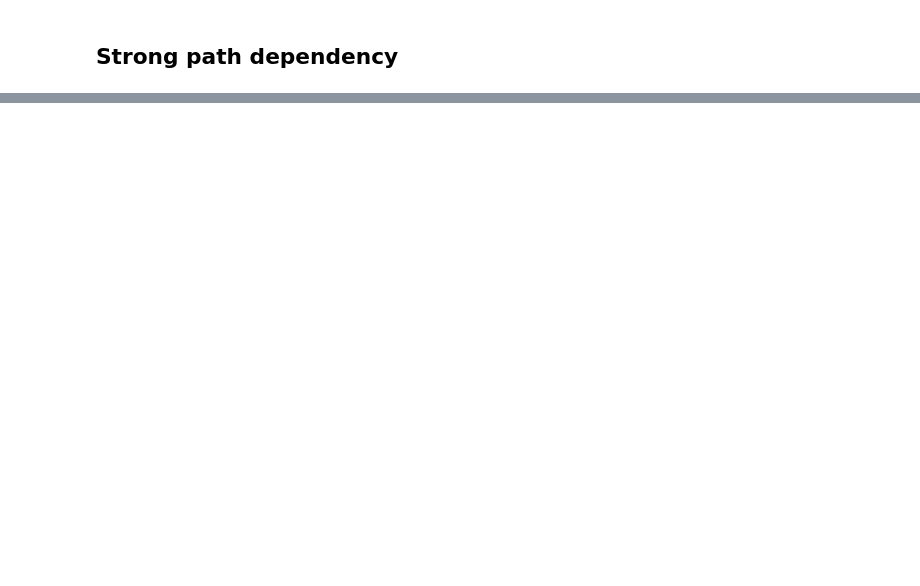
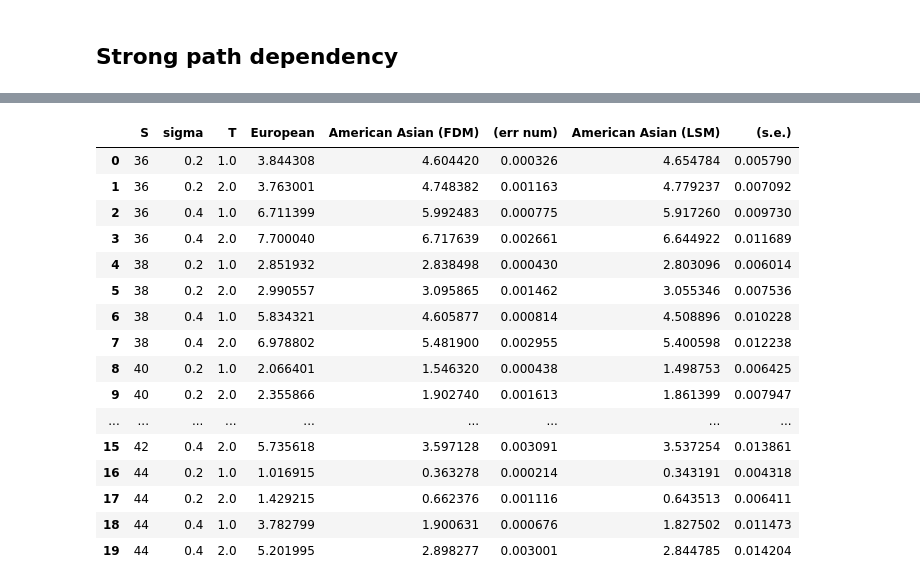
Before and after one commit to leonardo-delacruz/Option-pricing, a Jupyter notebook: examples/path_dependence.ipynb, the cells around one changed output, grey strips where cells are left out. Drawn from its saved outputs; the diff is of its cells as text; code cells hidden in the pictures; blank space fills up the shorter version.

```diff
--- a/examples/path_dependence.ipynb
+++ b/examples/path_dependence.ipynb
@@ -47 +177,30 @@ from numerical_PDEs import american_asian_put_fdm
+# %%
+#date frame which we fill with our calculations for strong path dependent option
+data_frame_strong = pd.DataFrame({
+    'S':     [c[0] for c in cases],
+    'sigma': [c[1] for c in cases],
+    'T':     [c[2] for c in cases],
+    'European':        np.nan,
+    'American Asian (FDM)':  np.nan,
+    '(err num)':          np.nan,
+    'American Asian (LSM)':  np.nan,
+    '(s.e.)':          np.nan,
+
+#    'Early Ex. (FDM)': np.nan,
+#    'Early Ex. (LSM)': np.nan,
+#    'Diff in Ex. value': np.nan,
+})
+# %%
+# Let us first add our european puts
+for i, row in data_frame_strong.iterrows():
+    S_table,  sigma_table, t_ex_table = row['S'], row['sigma'], row['T']
+    data_frame_strong.at[i, 'European']=bs_put(S_table, strike_price, rate, sigma_table,  t_ex_table)
+# %%
+#this takes a while
+for i, row in data_frame_strong.iterrows():
+    S_table,  sigma_table, t_ex_table = row['S'], row['sigma'], row['T']
+    price, error, _= asian_put_dp_err(S0=S_table, K=strike_price, r=rate, sigma=sigma_table,  T=t_ex_table, n_per_year=50,
+                                      pts_per_std=2.5, nA=200)
+    data_frame_strong.at[i, 'American Asian (FDM)']= price
+    data_frame_strong.at[i, '(err num)']= error
 # %%
@@ -55,0 +214,20 @@ np.float64(0.18108045354622634)
+# %%
+data_frame_strong
+# %% [output]
+|  | S | sigma | T | European | American Asian (FDM) | (err num) | American Asian (LSM) | (s.e.) |
+| 0 | 36 | 0.2 | 1.0 | 3.844308 | 4.604420 | 0.000326 | 4.654784 | 0.005790 |
+| 1 | 36 | 0.2 | 2.0 | 3.763001 | 4.748382 | 0.001163 | 4.779237 | 0.007092 |
+| 2 | 36 | 0.4 | 1.0 | 6.711399 | 5.992483 | 0.000775 | 5.917260 | 0.009730 |
+| 3 | 36 | 0.4 | 2.0 | 7.700040 | 6.717639 | 0.002661 | 6.644922 | 0.011689 |
+| 4 | 38 | 0.2 | 1.0 | 2.851932 | 2.838498 | 0.000430 | 2.803096 | 0.006014 |
+| 5 | 38 | 0.2 | 2.0 | 2.990557 | 3.095865 | 0.001462 | 3.055346 | 0.007536 |
+| 6 | 38 | 0.4 | 1.0 | 5.834321 | 4.605877 | 0.000814 | 4.508896 | 0.010228 |
+| 7 | 38 | 0.4 | 2.0 | 6.978802 | 5.481900 | 0.002955 | 5.400598 | 0.012238 |
+| 8 | 40 | 0.2 | 1.0 | 2.066401 | 1.546320 | 0.000438 | 1.498753 | 0.006425 |
+| 9 | 40 | 0.2 | 2.0 | 2.355866 | 1.902740 | 0.001613 | 1.861399 | 0.007947 |
+| ... | ... | ... | ... | ... | ... | ... | ... | ... |
+| 15 | 42 | 0.4 | 2.0 | 5.735618 | 3.597128 | 0.003091 | 3.537254 | 0.013861 |
+| 16 | 44 | 0.2 | 1.0 | 1.016915 | 0.363278 | 0.000214 | 0.343191 | 0.004318 |
+| 17 | 44 | 0.2 | 2.0 | 1.429215 | 0.662376 | 0.001116 | 0.643513 | 0.006411 |
+| 18 | 44 | 0.4 | 1.0 | 3.782799 | 1.900631 | 0.000676 | 1.827502 | 0.011473 |
+| 19 | 44 | 0.4 | 2.0 | 5.201995 | 2.898277 | 0.003001 | 2.844785 | 0.014204 |
```
Also changed, not shown: parts of 29 cells of this notebook, 3 other files.
